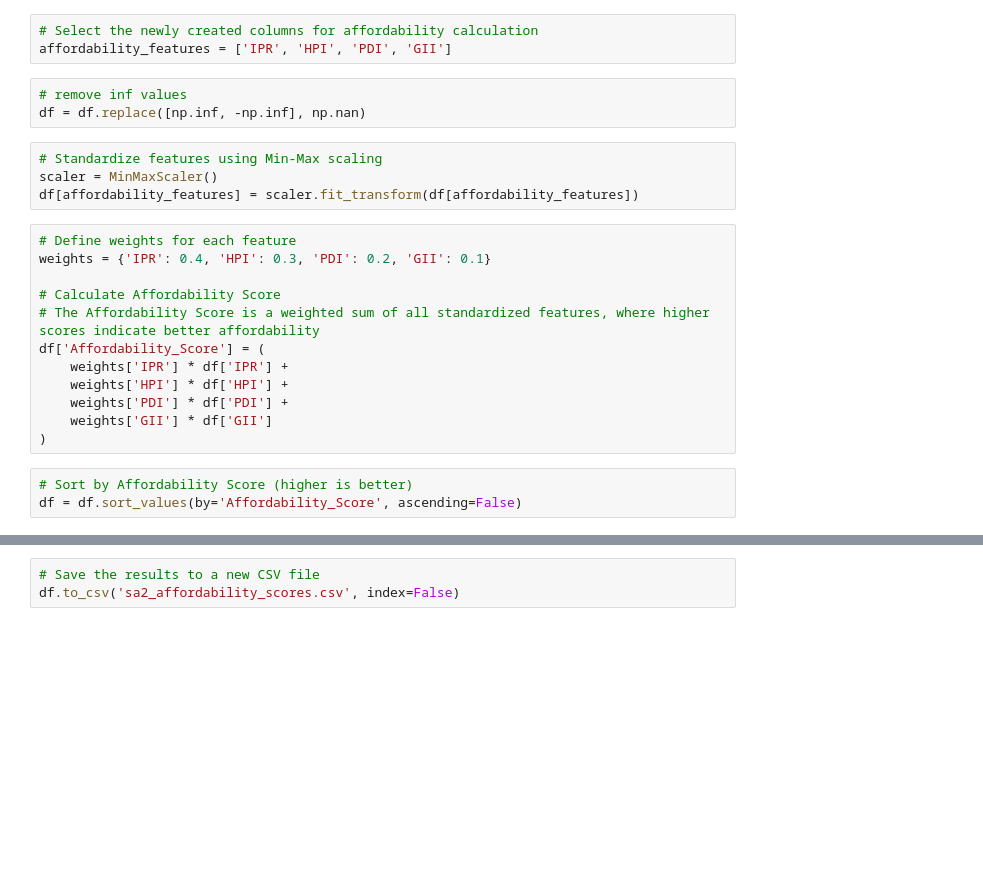
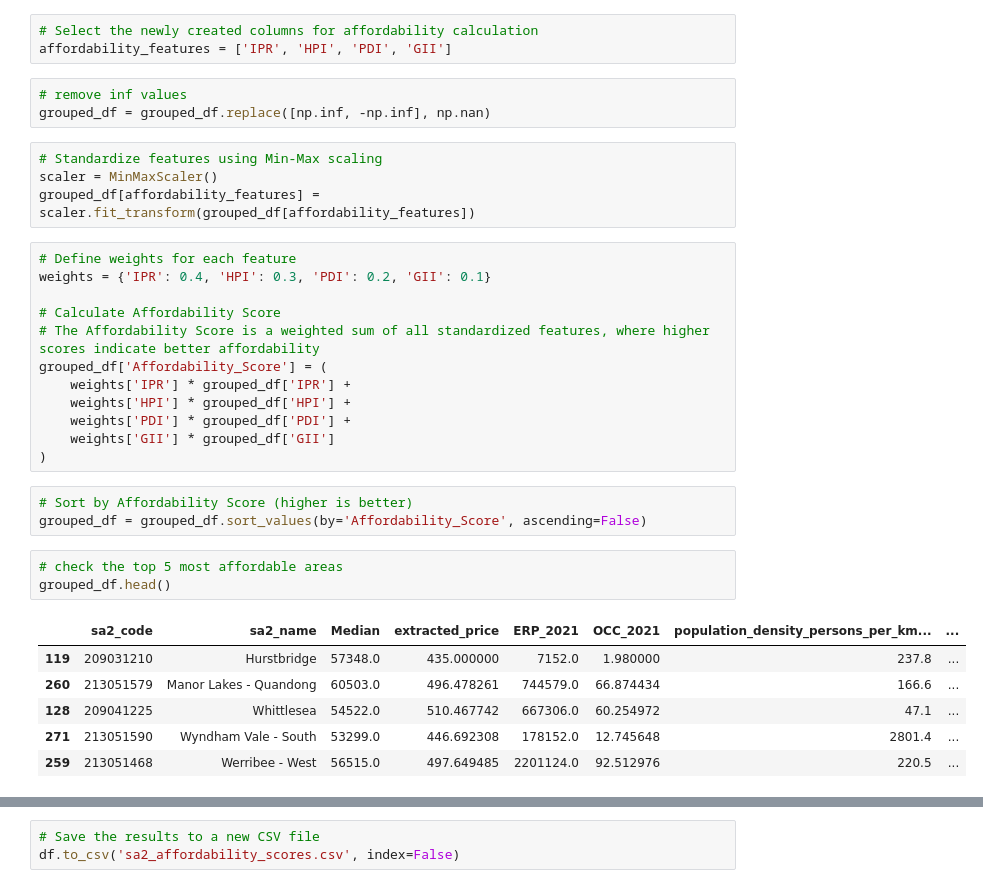
Before and after one commit to MAST30034-AppliedDataScience/project-2-group-real-estate-industry-project-3, a Jupyter notebook: notebooks/affordability.ipynb, the cells around one changed output, grey strips where cells are left out. Drawn from its saved outputs; the diff is of its cells as text; blank space fills up the shorter version.

Commit message:
final affordable

```diff
--- a/notebooks/affordability.ipynb
+++ b/notebooks/affordability.ipynb
@@ -75,25 +75,35 @@ df['GII'] = 1 - df['Gini coefficient']
 affordability_features = ['IPR', 'HPI', 'PDI', 'GII']
 # %%
 # remove inf values
-df = df.replace([np.inf, -np.inf], np.nan)
+grouped_df = grouped_df.replace([np.inf, -np.inf], np.nan)
 # %%
 # Standardize features using Min-Max scaling
 scaler = MinMaxScaler()
-df[affordability_features] = scaler.fit_transform(df[affordability_features])
+grouped_df[affordability_features] = scaler.fit_transform(grouped_df[affordability_features])
 # %%
 # Define weights for each feature
 weights = {'IPR': 0.4, 'HPI': 0.3, 'PDI': 0.2, 'GII': 0.1}
 
 # Calculate Affordability Score
 # The Affordability Score is a weighted sum of all standardized features, where higher scores indicate better affordability
-df['Affordability_Score'] = (
-    weights['IPR'] * df['IPR'] +
-    weights['HPI'] * df['HPI'] +
-    weights['PDI'] * df['PDI'] +
-    weights['GII'] * df['GII']
+grouped_df['Affordability_Score'] = (
+    weights['IPR'] * grouped_df['IPR'] +
+    weights['HPI'] * grouped_df['HPI'] +
+    weights['PDI'] * grouped_df['PDI'] +
+    weights['GII'] * grouped_df['GII']
 )
 # %%
 # Sort by Affordability Score (higher is better)
-df = df.sort_values(by='Affordability_Score', ascending=False)
+grouped_df = grouped_df.sort_values(by='Affordability_Score', ascending=False)
+# %%
+# check the top 5 most affordable areas
+grouped_df.head()
+# %% [output]
+|  | sa2_code | sa2_name | Median | extracted_price | ERP_2021 | OCC_2021 | population_density_persons_per_km... | ... |
+| 119 | 209031210 | Hurstbridge | 57348.0 | 435.000000 | 7152.0 | 1.980000 | 237.8 | ... |
+| 260 | 213051579 | Manor Lakes - Quandong | 60503.0 | 496.478261 | 744579.0 | 66.874434 | 166.6 | ... |
+| 128 | 209041225 | Whittlesea | 54522.0 | 510.467742 | 667306.0 | 60.254972 | 47.1 | ... |
+| 271 | 213051590 | Wyndham Vale - South | 53299.0 | 446.692308 | 178152.0 | 12.745648 | 2801.4 | ... |
+| 259 | 213051468 | Werribee - West | 56515.0 | 497.649485 | 2201124.0 | 92.512976 | 220.5 | ... |
 # %%
 # Display the top 10 most affordable SA2 areas
```
Also changed, not shown: parts of 6 cells of this notebook, 1 other file.
